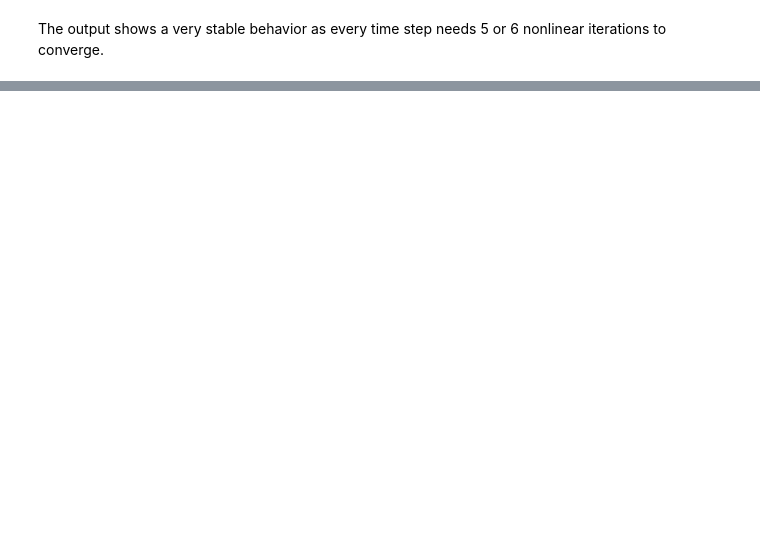
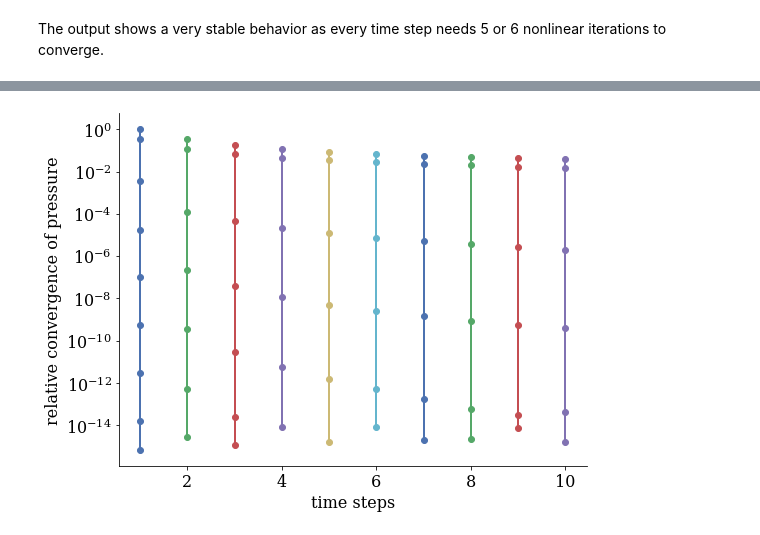
Before and after one commit to joergbuchwald/ogs6py, a Jupyter notebook: paper/paper_ogs6py_vtuio.ipynb, the cells around one changed output, grey strips where cells are left out. Cells and saved outputs as stored; diff of their text form; code cells hidden in the pictures; blank space fills up the shorter version.

```diff
--- a/paper/paper_ogs6py_vtuio.ipynb
+++ b/paper/paper_ogs6py_vtuio.ipynb
@@ -165,6 +167,6 @@ model.write_input()
 # %% [output]
 True
 # %%
-model.run_model(path="~/ogs_release/bin", logfile="heating.log")
+model.run_model(path="~/github/ogs/build_mkl/bin", logfile="heating.log")
 # %% [output]
 OGS finished with project file tunnel_heat.prj.
@@ -284,7 +288,7 @@ for i in range(5):
     model.replace_text("tunnel_heat_sample", xpath="./time_loop/output/prefix")
     model.replace_phase_property(mediumid=0, phase="Solid", name="thermal_expansivity", value=a_s[-1])
     model.write_input()
-    model.run_model(path="~/ogs_release/bin", logfile="heating.log")
+    model.run_model(path="~/github/ogs/build_mkl/bin", logfile="heating.log")
     pvd = vtuIO.PVDIO("tunnel_heat_sample.pvd")
     last_ts_vtu = vtuIO.VTUIO(pvd.vtufilenames[-1], dim=2)
     p_data = last_ts_vtu.get_point_data("pressure_interpolated", pts=pts)
@@ -316,0 +341,2 @@ plt.tight_layout();
+# %%
+out_df = model.parse_out("THM.log")
@@ -316,0 +345,2 @@ plt.tight_layout();
+# %%
+out_df_new = out_df[out_df["time_step/iteration/component_convergence/number"]==1]
@@ -316,0 +364,9 @@ plt.tight_layout();
+# %%
+for i in range(25):
+    plt.plot(out_df_new[out_df_new["time_step/number"]==i+1]["time_step/number"],out_df_new[out_df_new["time_step/number"]==i+1]["time_step/iteration/component_convergence/dx_relative"],'-o')
+plt.xlabel("time steps")
+plt.ylabel("relative convergence of pressure")
+plt.yscale('log')
+plt.tight_layout();
+# %% [output]
+[figure, added]
```
Also changed, not shown: parts of 24 cells of this notebook, 6 other files.
